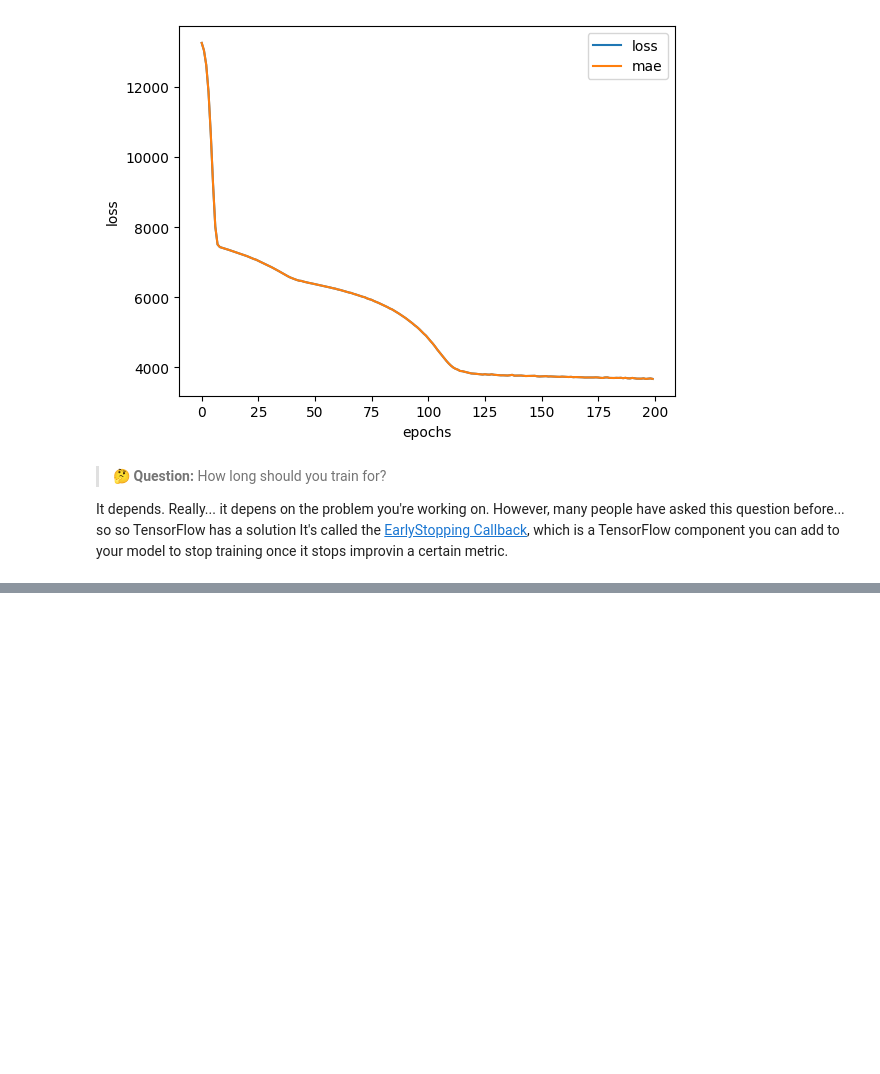
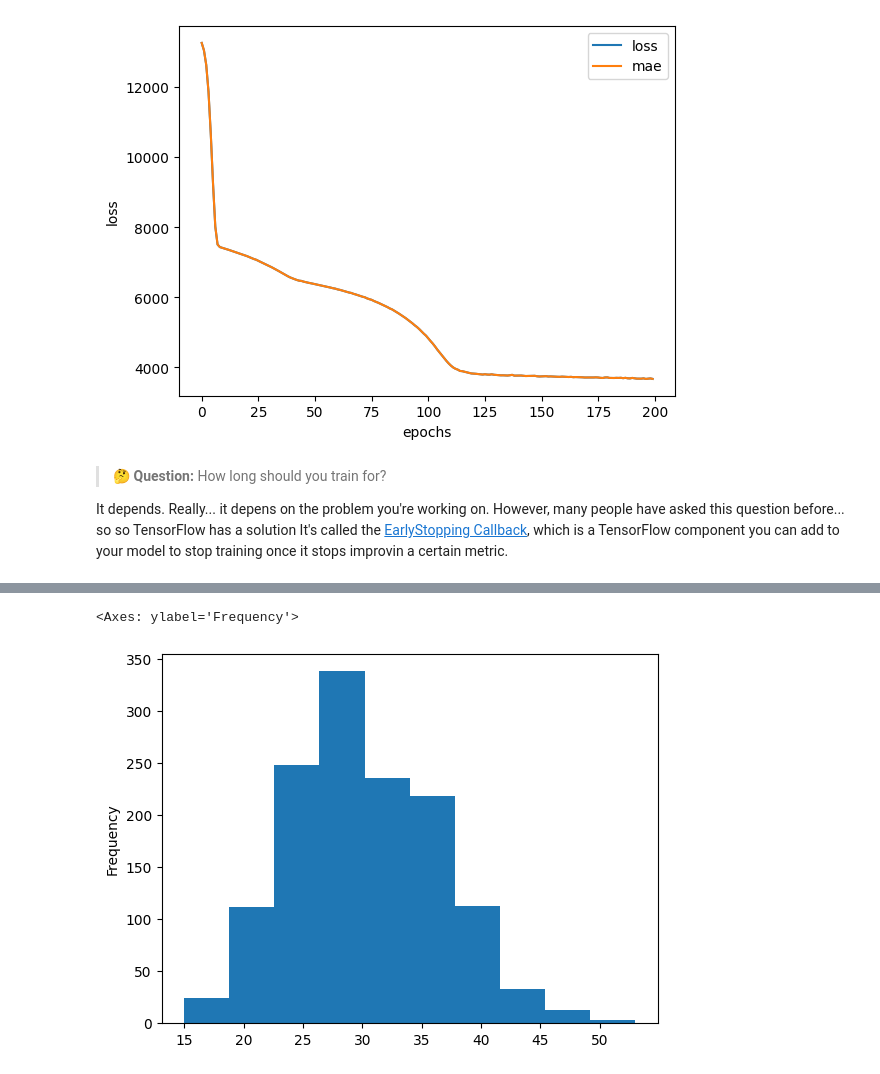
Before and after one commit to Hardtophead/Learn_DL_With_Tensorflow, a Jupyter notebook: 01_neural_network_regression_in_tensorflow_video.ipynb, the cells around one changed output, grey strips where cells are left out. Cells and saved outputs as stored; diff of their text form; code cells hidden in the pictures; blank space fills up the shorter version.

```diff
--- a/01_neural_network_regression_in_tensorflow_video.ipynb
+++ b/01_neural_network_regression_in_tensorflow_video.ipynb
@@ -1317,0 +1342,5 @@ It depends. Really... it depens on the problem you're working on. However, many
+# %%
+X['bmi'].plot(kind='hist')
+# %% [output]
+<Axes: ylabel='Frequency'>
+[figure, added]
```
Also changed, not shown: parts of 4 cells of this notebook.
